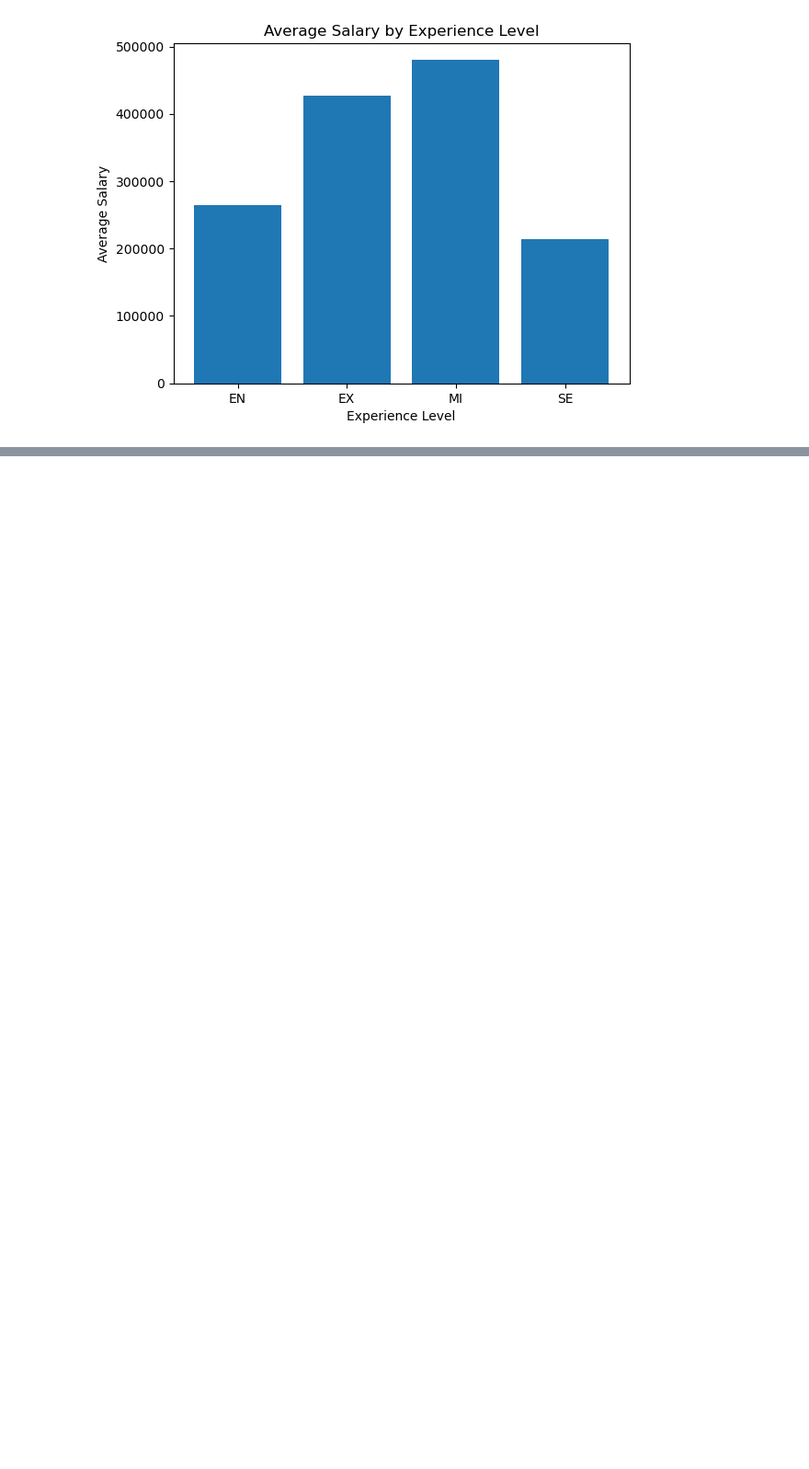
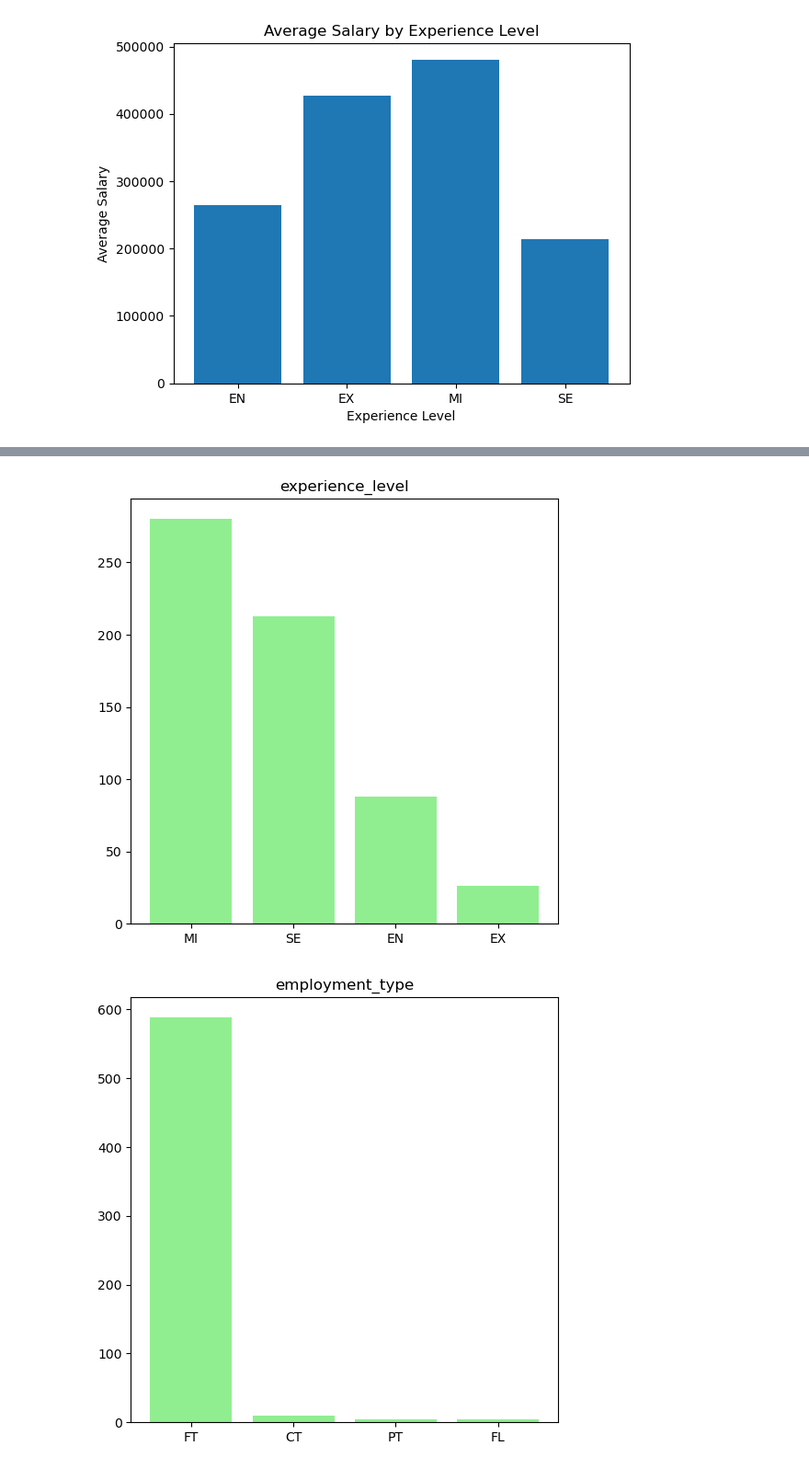
Before and after one commit to duyguuzum/mid_project, a Jupyter notebook: notebooks/hypotheses.ipynb, the cells around one changed output, grey strips where cells are left out. Shown at 92% size. Cells and saved outputs as stored; diff of their text form; code cells hidden in the pictures; blank space fills up the shorter version.

```diff
--- a/notebooks/hypotheses.ipynb
+++ b/notebooks/hypotheses.ipynb
@@ -35,3 +51,6 @@ numericals
 | 605 | 605 | 2022 | 150000 | 150000 | 100 |
 | 606 | 606 | 2022 | 200000 | 200000 | 100 |
 607 rows × 5 columns
+# %%
+categoricals=[column for column in data.columns if (data[column].dtype==object)]
+categoricals
@@ -84,0 +122,9 @@ plt.show()
+# %%
+for i in categoricals:
+    plt.figure(figsize=(6,6))
+    plt.bar(data[i].unique(), data[i].value_counts(), color="lightgreen")
+    plt.title(i)
+    plt.show();
+# %% [output]
+[figure, added]
+[figure, added]
```
Also changed, not shown: parts of 10 cells of this notebook, 4 other files.
